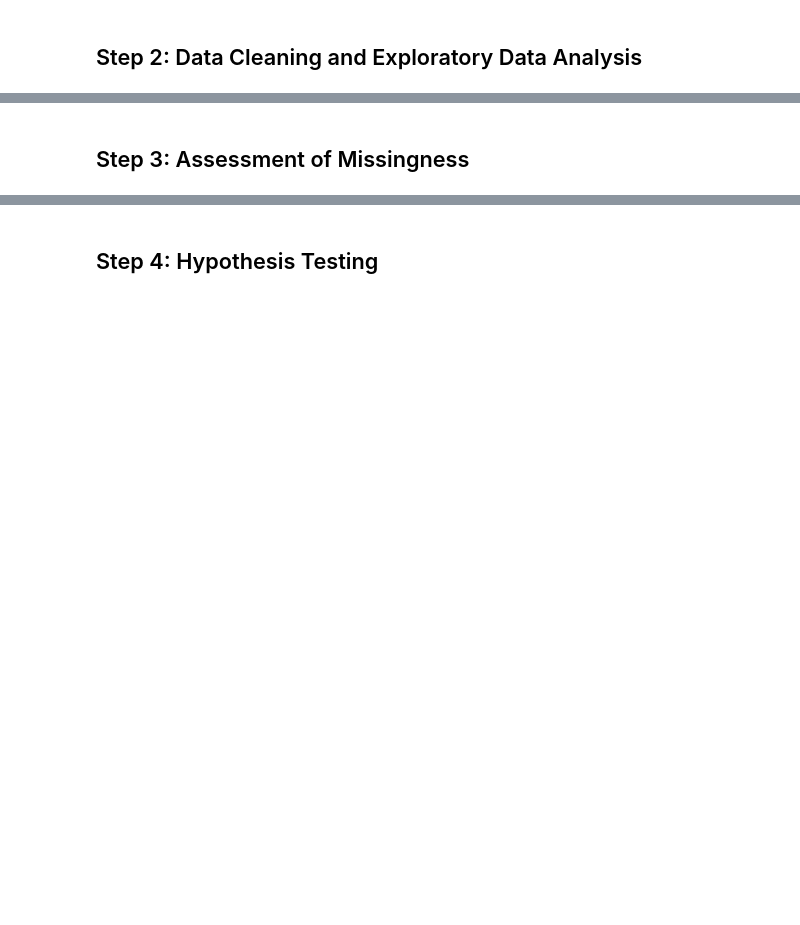
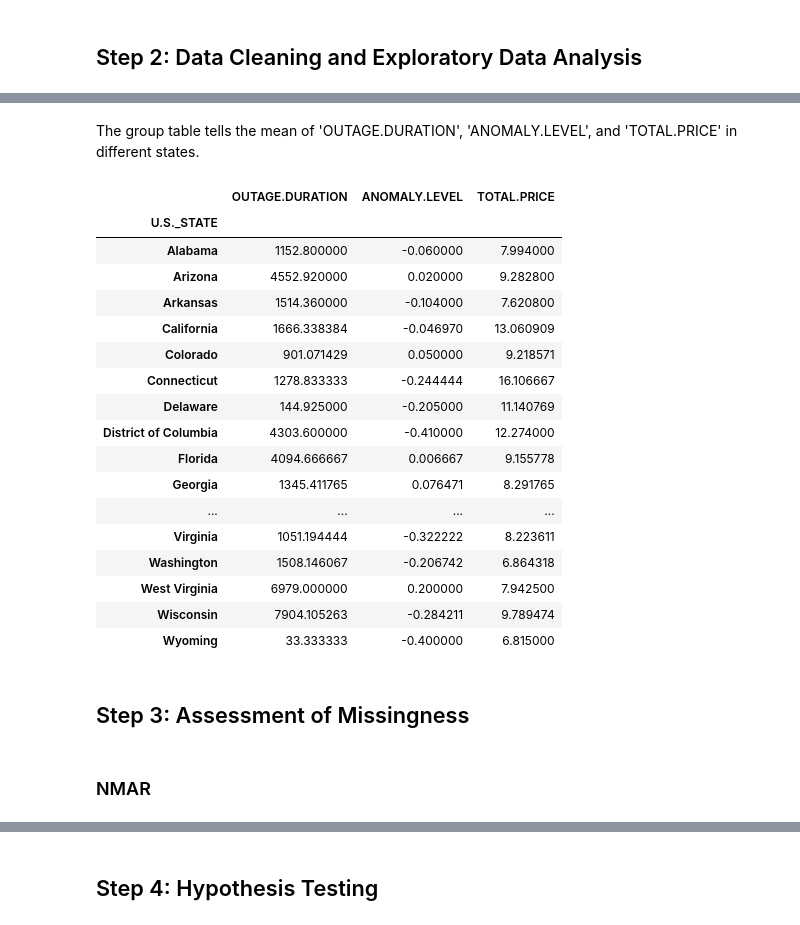
Before and after one commit to tzheng846/Power_Outage_Analysis, a Jupyter notebook: project04/template.ipynb, the cells around one changed output, grey strips where cells are left out. Cells and saved outputs as stored; diff of their text form; code cells hidden in the pictures; blank space fills up the shorter version.

```diff
--- a/project04/template.ipynb
+++ b/project04/template.ipynb
@@ -158,0 +48,2 @@ fig8.show()
+# %%
+outage.dropna(subset=['OUTAGE.DURATION'], inplace=True)
@@ -158,0 +61,9 @@ fig8.show()
+# %%
+outage['CAUSE.CATEGORY.DETAIL']=outage['CAUSE.CATEGORY.DETAIL'].apply(lambda x: None if pd.isna(x) else x.strip())
+outage['DEMAND.LOSS.MW']=outage['DEMAND.LOSS.MW'].apply(lambda x: np.nan if x==0 else x)
+outage['CUSTOMERS.AFFECTED']=outage['CUSTOMERS.AFFECTED'].apply(lambda x: np.nan if x==0 else x)
+outage['OUTAGE.START.DATE']=outage['OUTAGE.START.DATE'].apply(pd.to_datetime)
+outage['OUTAGE.START.TIME']=outage['OUTAGE.START.TIME'].apply(lambda x: datetime.strptime(x,'%I:%M:%S %p').time())
+outage['DAY.OR.NIGHT']=outage['OUTAGE.START.TIME'].apply(lambda x: x if pd.isna(x) else('DAY' if x>time(9) and x<time(17) else 'NIGHT'))
+outage['HAS.HURRICANE']=outage['HURRICANE.NAMES'].notna()
+outage=outage.drop('HURRICANE.NAMES', axis=1)
@@ -158,0 +90,9 @@ fig8.show()
+# %%
+duration_level={(0, 180): 'Momentary', (181, 720): 'Short-term', (721, 1440): 'Extended', (1441, 4320): 'Prolonged', (4320, np.inf): 'Chronic'}
+def duration_classify(duration):
+    for range, level in duration_level.items():
+        if range[0]<=duration<=range[1]:
+            return level
+    return 'Other'
+# %%
+outage['duration level']=outage['OUTAGE.DURATION'].apply(duration_classify)
@@ -159,2 +205,27 @@ fig8.show()
+# %% [markdown]
+The group table tells the mean of 'OUTAGE.DURATION', 'ANOMALY.LEVEL', and 'TOTAL.PRICE' in different states.
+# %%
+outage[['U.S._STATE', 'OUTAGE.DURATION', 'ANOMALY.LEVEL', 'TOTAL.PRICE']].groupby('U.S._STATE').mean()
+# %% [output]
+|  | OUTAGE.DURATION | ANOMALY.LEVEL | TOTAL.PRICE |
+| U.S._STATE |  |  |  |
+| Alabama | 1152.800000 | -0.060000 | 7.994000 |
+| Arizona | 4552.920000 | 0.020000 | 9.282800 |
+| Arkansas | 1514.360000 | -0.104000 | 7.620800 |
+| California | 1666.338384 | -0.046970 | 13.060909 |
+| Colorado | 901.071429 | 0.050000 | 9.218571 |
+| Connecticut | 1278.833333 | -0.244444 | 16.106667 |
+| Delaware | 144.925000 | -0.205000 | 11.140769 |
+| District of Columbia | 4303.600000 | -0.410000 | 12.274000 |
+| Florida | 4094.666667 | 0.006667 | 9.155778 |
+| Georgia | 1345.411765 | 0.076471 | 8.291765 |
+| ... | ... | ... | ... |
+| Virginia | 1051.194444 | -0.322222 | 8.223611 |
+| Washington | 1508.146067 | -0.206742 | 6.864318 |
+| West Virginia | 6979.000000 | 0.200000 | 7.942500 |
+| Wisconsin | 7904.105263 | -0.284211 | 9.789474 |
+| Wyoming | 33.333333 | -0.400000 | 6.815000 |
 # %% [markdown]
 ## Step 3: Assessment of Missingness
+# %% [markdown]
+### NMAR
```
Also changed, not shown: parts of 119 cells of this notebook, 2 other files.
